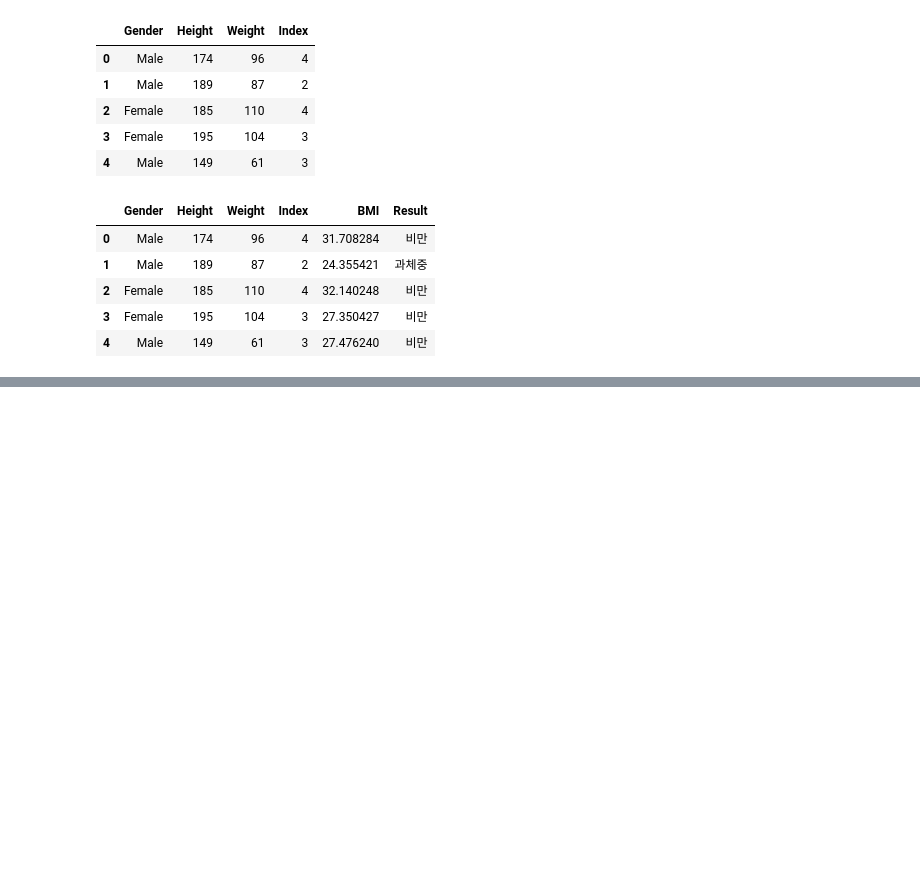
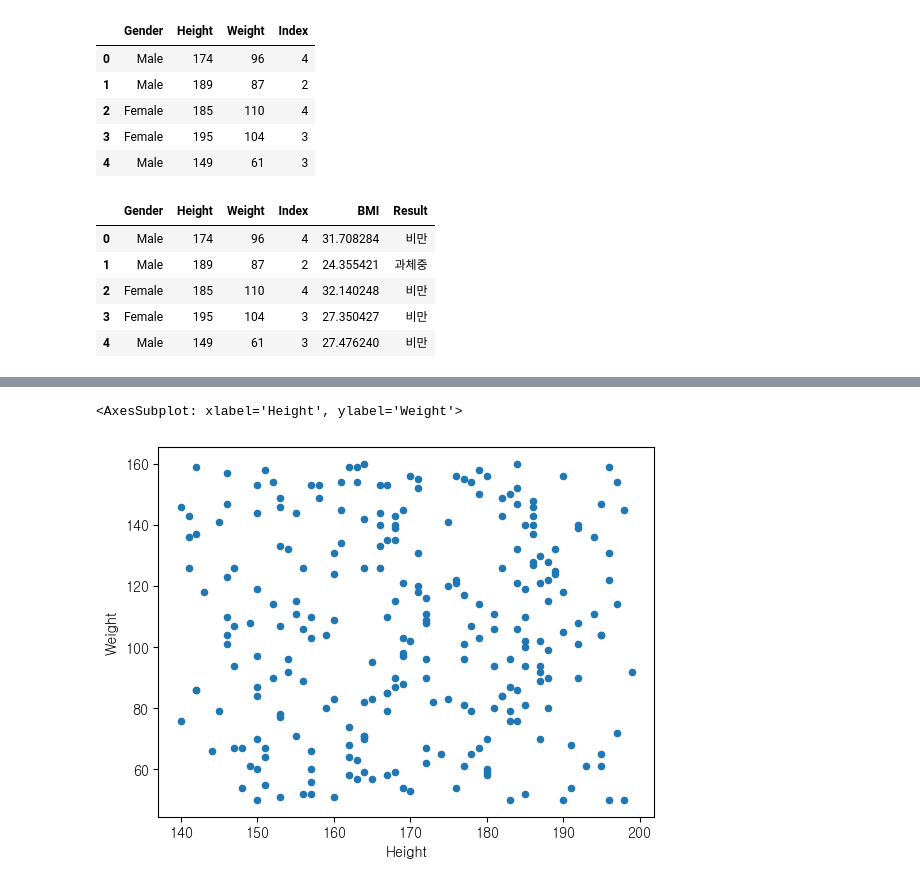
Before and after one commit to kitae104/Pandas_Data_Analytics, a Jupyter notebook: 07_데이터분석/01_BMI_데이터_분석/01_BMI_분석_예측.ipynb, the cells around one changed output, grey strips where cells are left out. Drawn from its saved outputs; the diff is of its cells as text; code cells hidden in the pictures; blank space fills up the shorter version.

```diff
--- a/07_데이터분석/01_BMI_데이터_분석/01_BMI_분석_예측.ipynb
+++ b/07_데이터분석/01_BMI_데이터_분석/01_BMI_분석_예측.ipynb
@@ -257,0 +276,6 @@ data3.head()
+# %%
+data_female = df_female[['Height', 'Weight']]
+data_female.plot.scatter(x='Height', y='Weight')
+# %% [output]
+<AxesSubplot: xlabel='Height', ylabel='Weight'>
+[figure, added]
```
Also changed, not shown: parts of 21 cells of this notebook.
